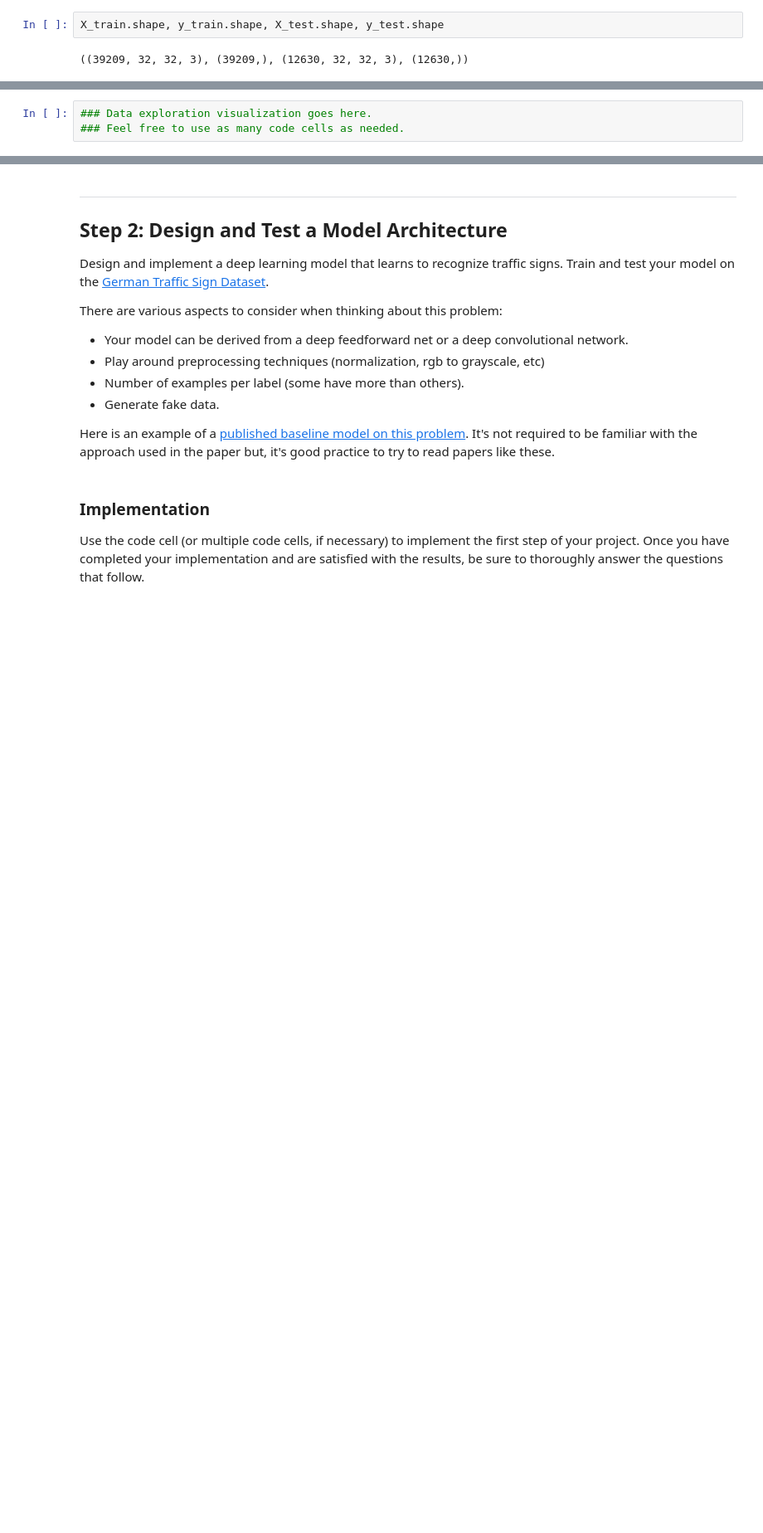
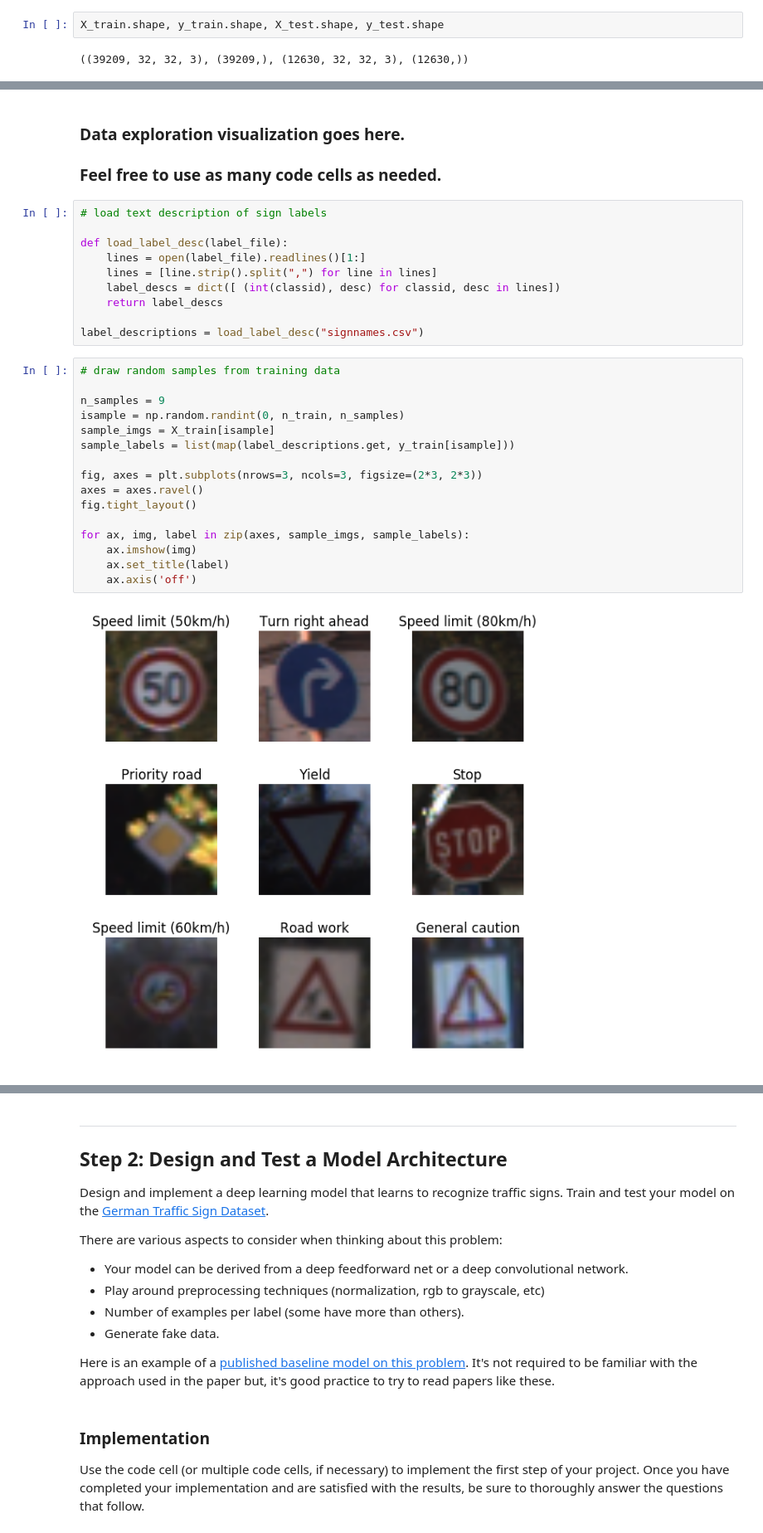
Before and after one commit to anuragreddygv323/traffic-signs, a Jupyter notebook: Traffic_Signs_Recognition.ipynb, the cells around one changed output, grey strips where cells are left out. Shown at 83% size. Cells and saved outputs as stored; diff of their text form; blank space fills up the shorter version.

Commit message:
add test images

```diff
--- a/Traffic_Signs_Recognition.ipynb
+++ b/Traffic_Signs_Recognition.ipynb
@@ -75,6 +76,34 @@ Number of training examples = 39209
 Number of testing examples = 12630
 Image data shape = (32, 32, 3)
 Number of classes = 43
-# %%
-### Data exploration visualization goes here.
-### Feel free to use as many code cells as needed.
+# %% [markdown]
+### Data exploration visualization goes here.
+### Feel free to use as many code cells as needed.
+# %%
+# load text description of sign labels
+
+def load_label_desc(label_file):
+    lines = open(label_file).readlines()[1:]
+    lines = [line.strip().split(",") for line in lines]
+    label_descs = dict([ (int(classid), desc) for classid, desc in lines])
+    return label_descs
+
+label_descriptions = load_label_desc("signnames.csv")
+# %%
+# draw random samples from training data
+
+n_samples = 9
+isample = np.random.randint(0, n_train, n_samples)
+sample_imgs = X_train[isample]
+sample_labels = list(map(label_descriptions.get, y_train[isample]))
+
+fig, axes = plt.subplots(nrows=3, ncols=3, figsize=(2*3, 2*3))
+axes = axes.ravel()
+fig.tight_layout()
+
+for ax, img, label in zip(axes, sample_imgs, sample_labels):
+    ax.imshow(img)
+    ax.set_title(label)
+    ax.axis('off')
+# %% [output]
+[figure, added]
```
Also changed, not shown: parts of 68 cells of this notebook, 8 other files.
